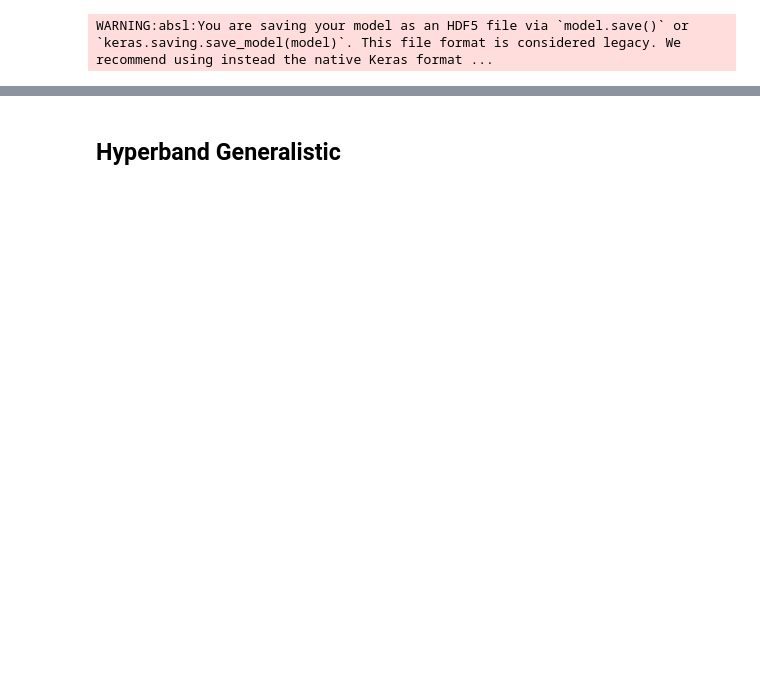
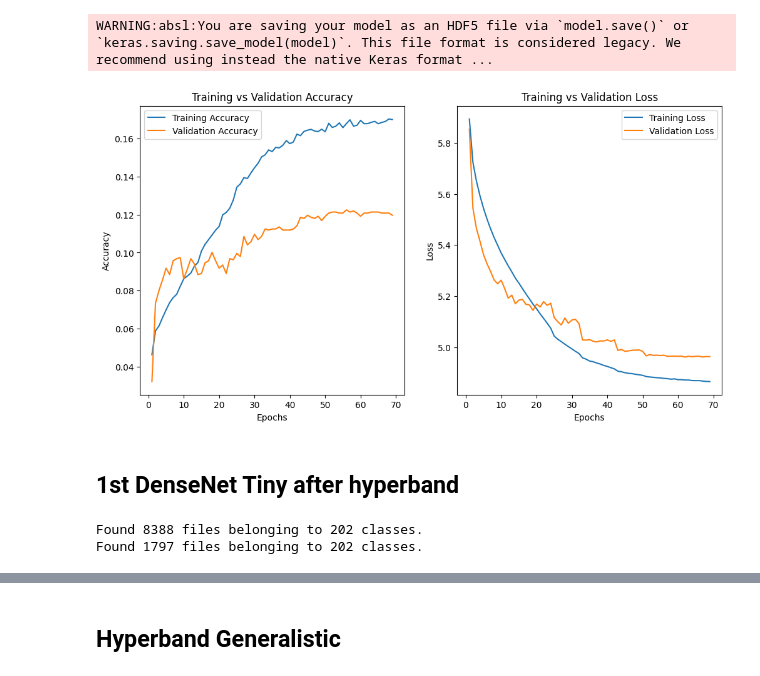
Before and after one commit to mgalao/deep-learning-project, a Jupyter notebook: project/DL_Models_from_scratch_carolina.ipynb, the cells around one changed output, grey strips where cells are left out. Cells and saved outputs as stored; diff of their text form; code cells hidden in the pictures; blank space fills up the shorter version.

Commit message:
modelos finais densenet

```diff
--- a/project/DL_Models_from_scratch_carolina.ipynb
+++ b/project/DL_Models_from_scratch_carolina.ipynb
@@ -2773,7 +2757,7 @@ model.compile(optimizer=tf.keras.optimizers.Adam(learning_rate=2.0807e-05),
 # Hiperparâmetros
 batch_size = 32
 image_size = (224, 224)
-num_epochs = 70
+num_epochs = 100
 augment_mode = "mixup"
 
 # Preprocessador
@@ -2841,2 +2822,39 @@ model.save('densenet_s_test2.h5')
 # %% [output]
 WARNING:absl:You are saving your model as an HDF5 file via `model.save()` or `keras.saving.save_model(model)`. This file format is considered legacy. We recommend using instead the native Keras format ...
+# %%
+import numpy as np
+import matplotlib.pyplot as plt
+from sklearn.metrics import confusion_matrix, classification_report
+import seaborn as sns
+
+# Plotting Training and Validation Accuracy and Loss
+train_accuracy = history.history['accuracy']
+val_accuracy = history.history['val_accuracy']
+train_loss = history.history['loss']
+val_loss = history.history['val_loss']
+epochs = range(1, len(train_accuracy) + 1)
+
+# Plotting Accuracy
+plt.figure(figsize=(12, 6))
+plt.subplot(1, 2, 1)
+plt.plot(epochs, train_accuracy, label='Training Accuracy')
+plt.plot(epochs, val_accuracy, label='Validation Accuracy')
+plt.title('Training vs Validation Accuracy')
+plt.xlabel('Epochs')
+plt.ylabel('Accuracy')
+plt.legend()
+
+# Plotting Loss
+plt.subplot(1, 2, 2)
+plt.plot(epochs, train_loss, label='Training Loss')
+plt.plot(epochs, val_loss, label='Validation Loss')
+plt.title('Training vs Validation Loss')
+plt.xlabel('Epochs')
+plt.ylabel('Loss')
+plt.legend()
+
+plt.show()
+# %% [output]
+[figure, added]
+# %% [markdown]
+## 1st DenseNet Tiny after hyperband
@@ -2842,0 +2872,30 @@ WARNING:absl:You are saving your model as an HDF5 file via `model.save()` or `ke
+# %%
+# Hiperparâmetros
+batch_size = 32
+image_size = (224, 224)
+num_epochs = 100
+augment_mode = "mixup"
+
+# Preprocessador
+preprocess = Preprocessor(image_size=image_size, batch_size=batch_size)
+all_results = []
+
+
+# Carregamento dos datasets
+train_ds, class_names = preprocess.load_img(
+    data_dir="data/rare_species/train",
+    minority_class=minority_class,
+    augment=augment_mode if augment_mode != "none" else None,
+    oversampling=True,
+    shuffle=True
+)
+
+val_ds, _ = preprocess.load_img(
+    data_dir="data/rare_species/val",
+    minority_class=minority_class,
+    augment=None,
+    oversampling=False
+)
+# %% [output]
+Found 8388 files belonging to 202 classes.
+Found 1797 files belonging to 202 classes.
```
Also changed, not shown: parts of 28 cells of this notebook.
